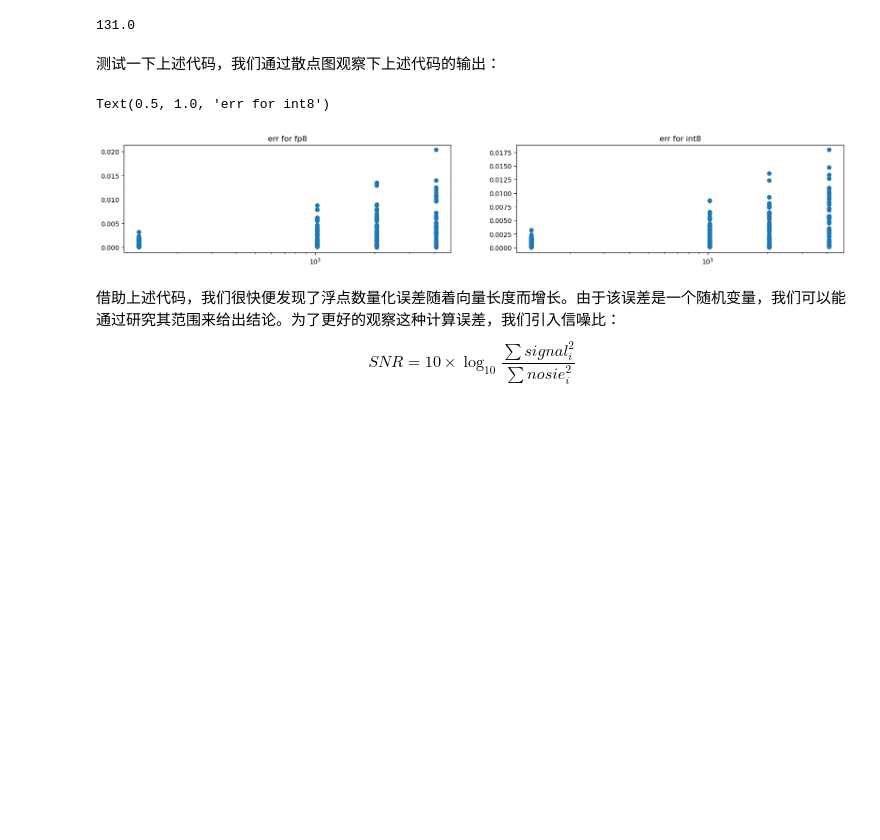
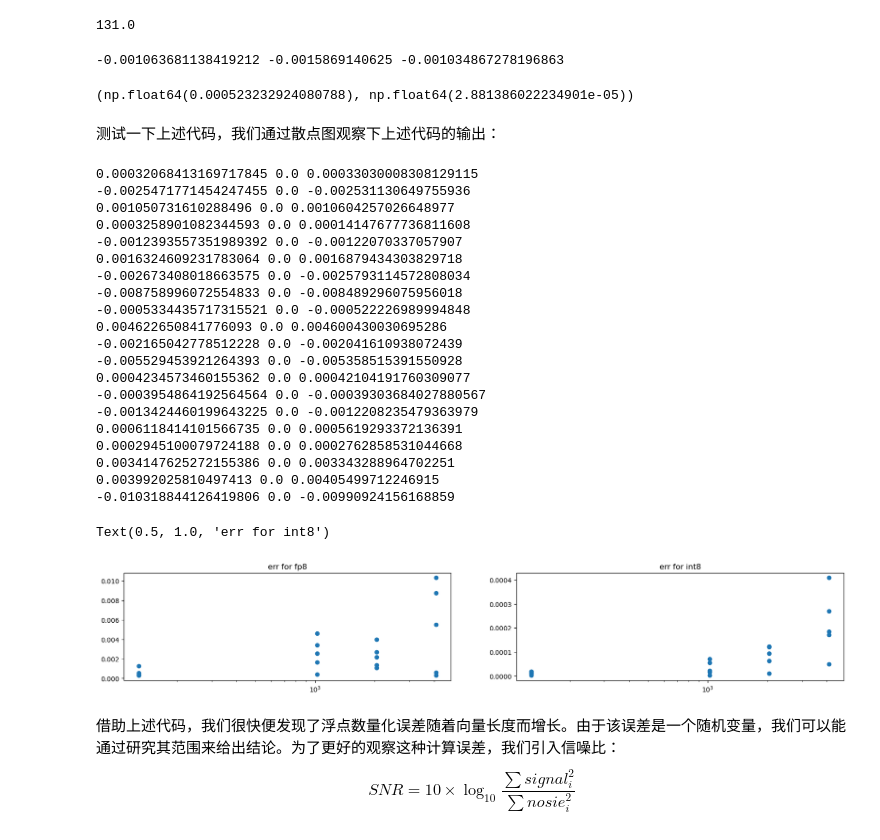
Before and after one commit to reiase/ieee754_simulation, a Jupyter notebook: simfloat_fp8_vs_int8.ipynb, the cells around one changed output. Cells and saved outputs as stored; diff of their text form; code cells hidden in the pictures; blank space fills up the shorter version.

```diff
--- a/simfloat_fp8_vs_int8.ipynb
+++ b/simfloat_fp8_vs_int8.ipynb
@@ -75,35 +75,60 @@ def dot_error(scale=0.01, size=100, ctx=define_context(4, 3, "ROUND_HALF_UP"), f
 
     max_a = np.max(np.abs(a))
     max_b = np.max(np.abs(b))
-    factor_a = 128/max_a
-    factor_b = 128/max_b
+    factor_a = 127/max_a
+    factor_b = 127/max_b
 
-    ia = np.int8(a*factor_a)
-    ib = np.int8(a*factor_b)
+    ia = np.int32(np.int8(a*factor_a))
+    ib = np.int32(np.int8(b*factor_b))
 
     iret = float(np.sum(ia*ib))/factor_a/factor_b
-
+    print(gt, ret, iret)
     return np.abs(ret-gt), np.abs(iret-gt)
+# %%
+dot_error(factor=64.)
+# %% [output]
+-0.001063681138419212 -0.0015869140625 -0.001034867278196863
+(np.float64(0.000523232924080788), np.float64(2.881386022234901e-05))
 # %% [markdown]
 测试一下上述代码，我们通过散点图观察下上述代码的输出：
 # %%
-size = [128, 1024, 2048, 4096]*50
+size = [128, 1024, 2048, 4096]*5
 plt.figure(figsize=(20,3))
 
 errors = [dot_error(0.01, s) for s in size]
 
 plt.subplot(1,2,1)
 plt.scatter(size, [e[0] for e in errors])
 plt.xscale('log')
 plt.title("err for fp8")
 
 plt.subplot(1,2,2)
 plt.scatter(size, [e[1] for e in errors])
 plt.xscale('log')
 plt.title("err for int8")
 # %% [output]
-Text(0.5, 1.0, 'err for int8')
+0.00032068413169717845 0.0 0.00033030008308129115
+-0.0025471771454247455 0.0 -0.002531130649755936
+0.001050731610288496 0.0 0.0010604257026648977
+0.0003258901082344593 0.0 0.00014147677736811608
+-0.0012393557351989392 0.0 -0.00122070337057907
+0.0016324609231783064 0.0 0.0016879434303829718
+-0.002673408018663575 0.0 -0.0025793114572808034
+-0.008758996072554833 0.0 -0.008489296075956018
+-0.0005334435717315521 0.0 -0.000522226989994848
+0.004622650841776093 0.0 0.004600430030695286
+-0.002165042778512228 0.0 -0.002041610938072439
+-0.005529453921264393 0.0 -0.005358515391550928
+0.0004234573460155362 0.0 0.00042104191760309077
+-0.0003954864192564564 0.0 -0.00039303684027880567
+-0.0013424460199643225 0.0 -0.0012208235479363979
+0.0006118414101566735 0.0 0.0005619293372136391
+0.0002945100079724188 0.0 0.0002762858531044668
+0.0034147625272155386 0.0 0.003343288964702251
+0.003992025810497413 0.0 0.00405499712246915
+-0.010318844126419806 0.0 -0.00990924156168859
+Text(0.5, 1.0, 'err for int8')
-[figure, old version]
+[figure, new version]
 # %% [markdown]
 借助上述代码，我们很快便发现了浮点数量化误差随着向量长度而增长。由于该误差是一个随机变量，我们可以能通过研究其范围来给出结论。为了更好的观察这种计算误差，我们引入信噪比：
 $$ SNR = 10 \times \log_{10} \frac{\sum{signal_i^2} }{\sum{nosie_i^2}}$$
```
Also changed, not shown: parts of 5 cells of this notebook.
